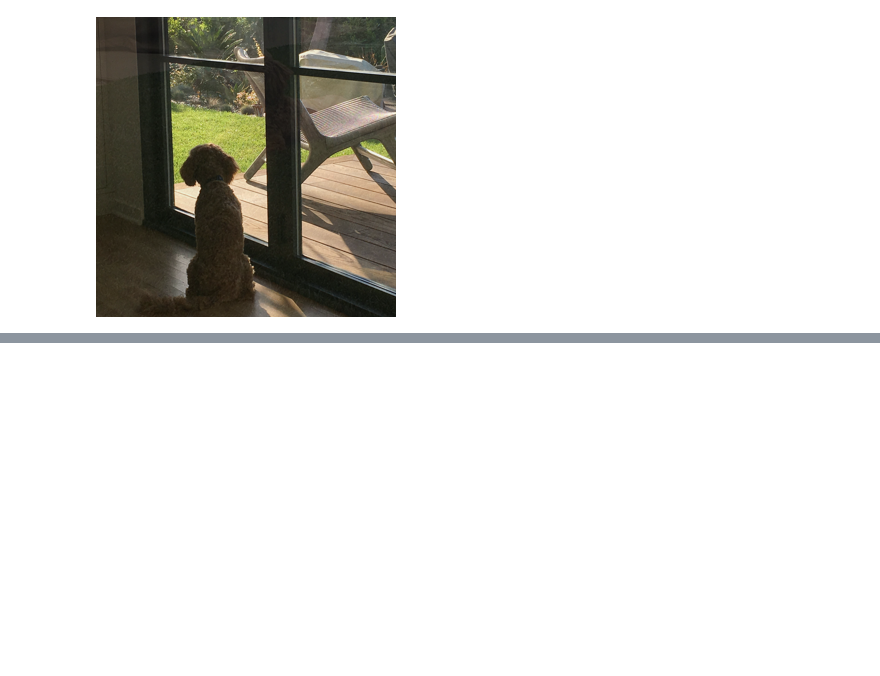
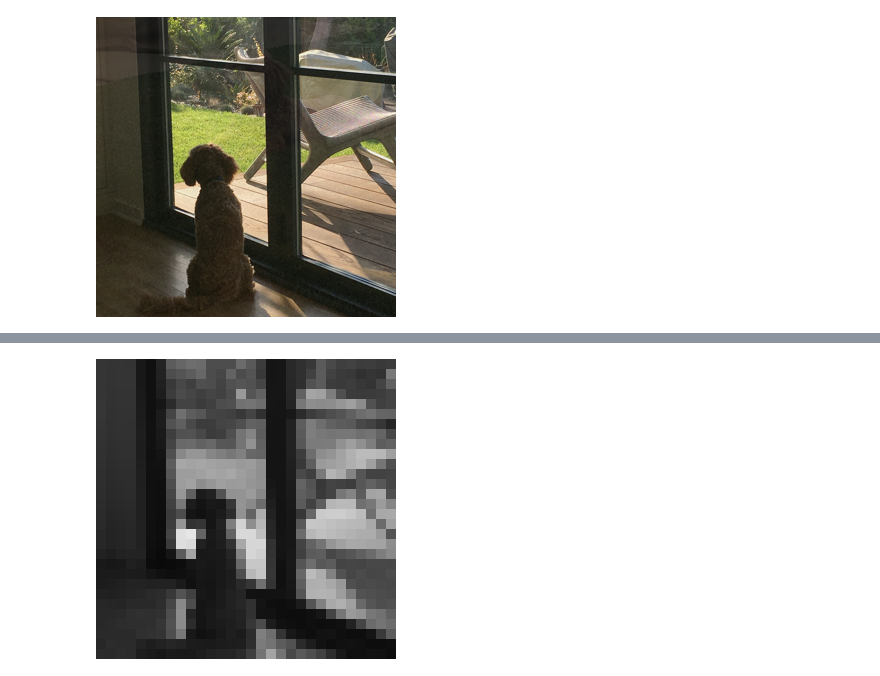
Before and after one commit to dereckdamphouse/Math-for-Programmers, a Jupyter notebook: Chapter 06/exercises_6.ipynb, the cells around one changed output, grey strips where cells are left out. Cells and saved outputs as stored; diff of their text form; code cells hidden in the pictures; blank space fills up the shorter version.

```diff
--- a/Chapter 06/exercises_6.ipynb
+++ b/Chapter 06/exercises_6.ipynb
@@ -559,0 +612,33 @@ for i in range(0, 100):
+# %%
+image_size = (300,300)
+total_pixels = image_size[0] * image_size[1]
+square_count = 30
+square_width = 10
+# %%
+def ij(n):
+    return (n // image_size[0], n % image_size[1])
+# %%
+def to_lowres_grayscale(img):
+    matrix = [
+        [0 for i in range(0,square_count)]
+        for j in range(0,square_count)
+    ]
+    for (n,p) in enumerate(img.pixels):
+        i,j = ij(n)
+        weight = 1.0 / (3 * square_width * square_width)
+        matrix[i // square_width][j // square_width] += (sum(p) * weight)
+    return matrix
+# %%
+def from_lowres_grayscale(matrix):
+    def lowres(pixels, ij):
+        i,j = ij
+        return pixels[i // square_width][j // square_width]
+    def make_highres(limg):
+        pixels = list(matrix)
+        triple = lambda x: (x,x,x)
+        return ImageVector([triple(lowres(matrix, ij(n))) for n in range(0,total_pixels)])
+    return make_highres(matrix)
+# %%
+from_lowres_grayscale(to_lowres_grayscale(ImageVector("inside.JPG")))
+# %% [output]
+[figure, added]
```
Also changed, not shown: parts of 10 cells of this notebook.
